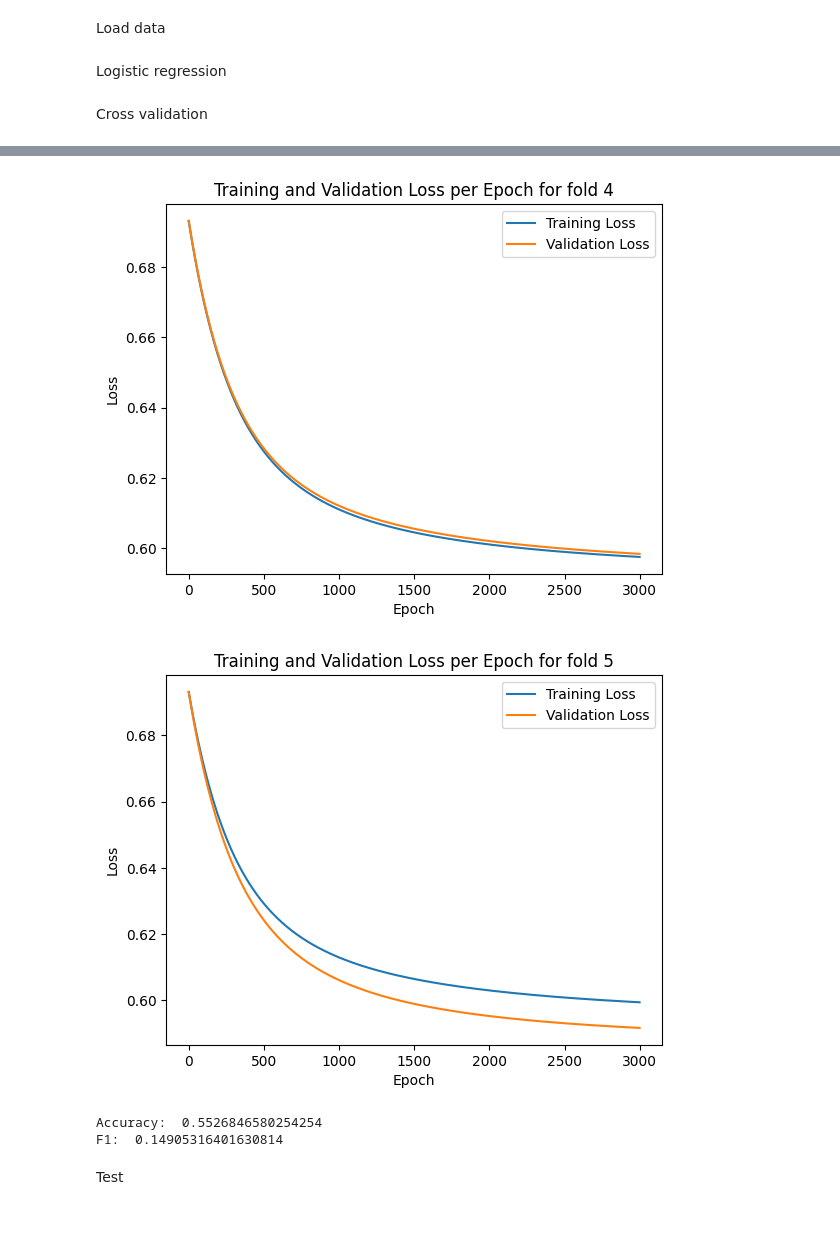
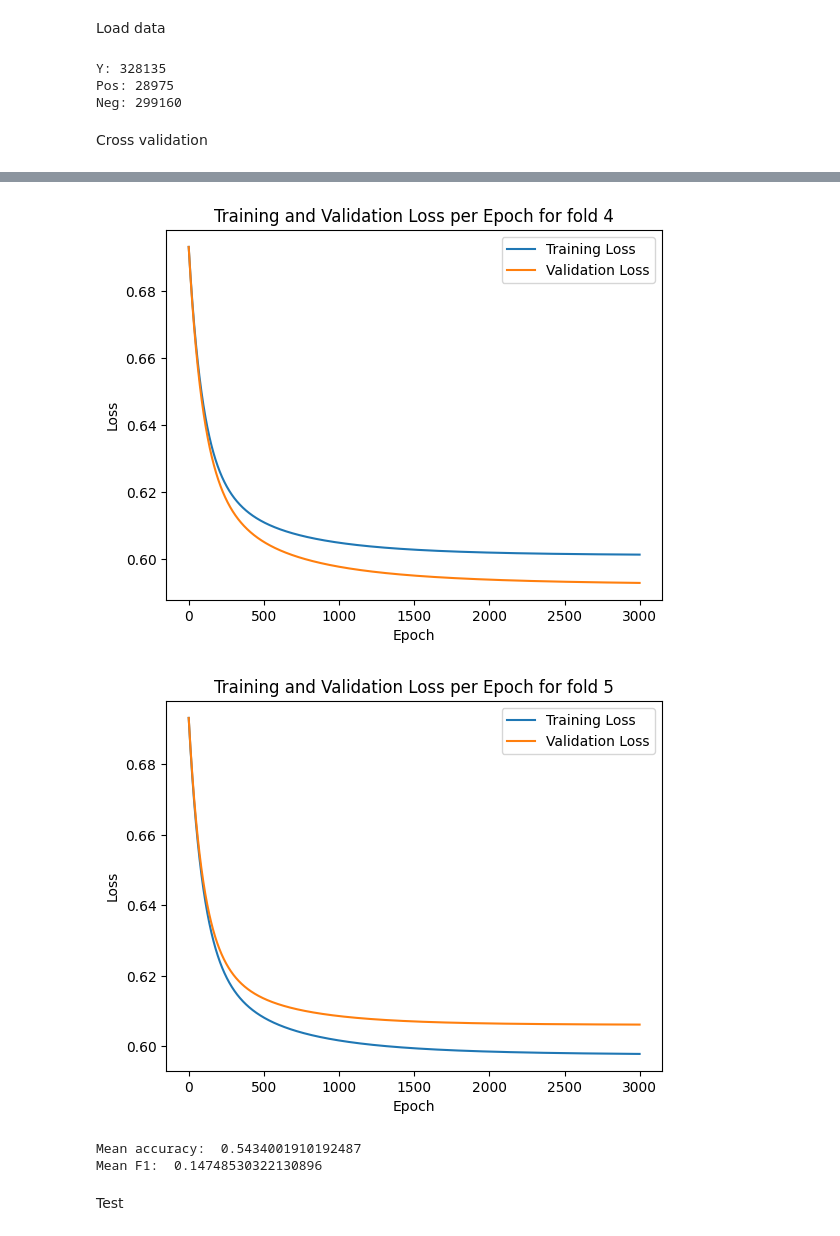
Before and after one commit to martiiiina/fantasy_group, a Jupyter notebook: Train.ipynb, the cells around one changed output, grey strips where cells are left out. Drawn from its saved outputs; the diff is of its cells as text; code cells hidden in the pictures.

```diff
--- a/Train.ipynb
+++ b/Train.ipynb
@@ -14,28 +14,31 @@ x_test_norm = np.load("processed/x_test.npy")
 y_train = np.load("processed/y_train.npy")
 test_ids = np.load("processed/test_ids.npy")
 train_ids = np.load("processed/train_ids.npy")
+
+pos = np.sum(y_train == 1)
+neg = np.sum(y_train == -1)
+print("Y:", y_train.shape[0])
+print("Pos:", pos)
+print("Neg:", neg)
+# %% [output]
+Y: 328135
+Pos: 28975
+Neg: 299160
-# %% [markdown]
-Logistic regression
-# %%
-# Split fissa: per valutare performance
-X_train, y_train, X_val, y_val = train_val_split(x_train_norm, y_train, val_ratio=0.2)
-
-# Subsampling only on training set
-#X_bal, y_bal = subsample_class(X_train, y_train, target_ratio=0.3)
 # %% [markdown]
 Cross validation
 # %%
 k_fold=5
 k_indices=build_k_indices(y_train, k_fold, seed=42)
+
 loss_val=[]
 loss_tr=[]
 ws=[]
 acc_scores=[]
 f1_scores=[]
-initial_w = np.zeros((X_train.shape[1], 1))
+initial_w = np.zeros((x_train_norm.shape[1], 1))
 
 for k in range(k_fold):
-    w, loss_tr_tmp, loss_val_tmp = cross_validation(y_train, X_train, k_indices, k, initial_w, max_iters=3000, gamma=0.001, lambda_=0.1)
+    w, loss_tr_tmp, loss_val_tmp, x_val, y_val = cross_validation(y_train, x_train_norm, k_indices, k, initial_w, max_iters=3000, gamma=0.001)
     loss_tr.append(loss_tr_tmp[-1])
     loss_val.append(loss_val_tmp[-1])
     ws.append(w)
@@ -48,14 +51,15 @@ for k in range(k_fold):
     plt.legend()
     plt.show()
 
+    y_pred_prob = sigmoid(x_val @ w)
+    y_pred = np.where(y_pred_prob >= 0.5, 1, -1)
+    acc = accuracy(y_val, y_pred)
+    f1 = f1_score(y_val, y_pred)
+    acc_scores.append(acc)
+    f1_scores.append(f1)
+
 w_best=np.mean(ws, axis=0)
 
-y_pred_prob = sigmoid(X_val @ w)
-y_pred = np.where(y_pred_prob >= 0.5, 1, -1)
-acc = accuracy(y_val, y_pred)
-f1 = f1_score(y_val, y_pred)
-acc_scores.append(acc)
-f1_scores.append(f1)
-print("Accuracy: ", acc)
-print("F1: ", f1)
+print("Mean accuracy: ", np.mean(acc_scores))
+print("Mean F1: ", np.mean(f1_scores))
 # %% [output]
@@ -65,7 +69,7 @@ print("F1: ", f1)
-[figure, old version]
+[figure, new version]
-[figure, old version]
+[figure, new version]
-Accuracy:  0.5526846580254254
-F1:  0.14905316401630814
+Mean accuracy:  0.5434001910192487
+Mean F1:  0.14748530322130896
 # %% [markdown]
 Test
 # %%
```
Also changed, not shown: parts of 1 cell of this notebook, 8 other files.
